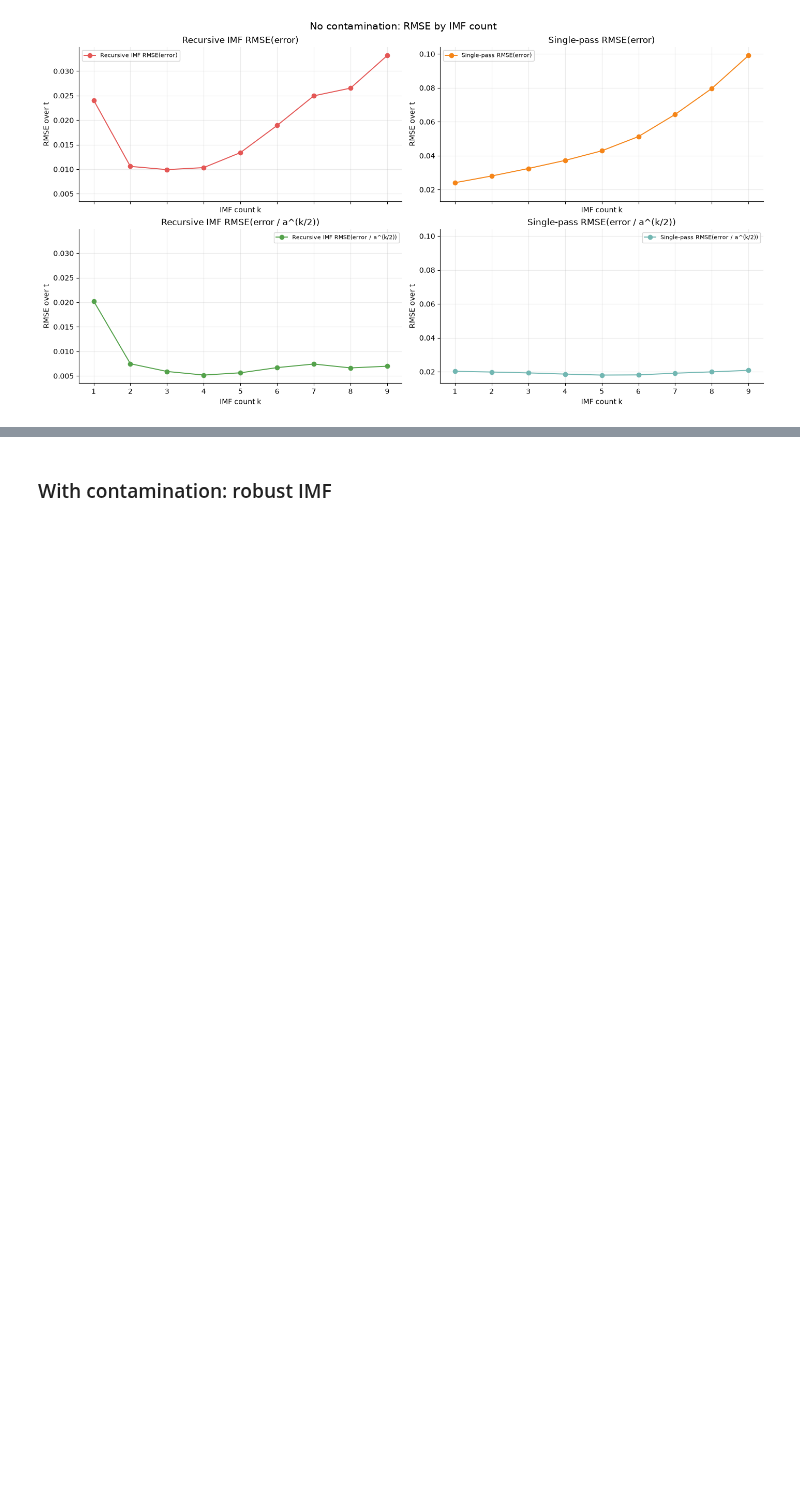
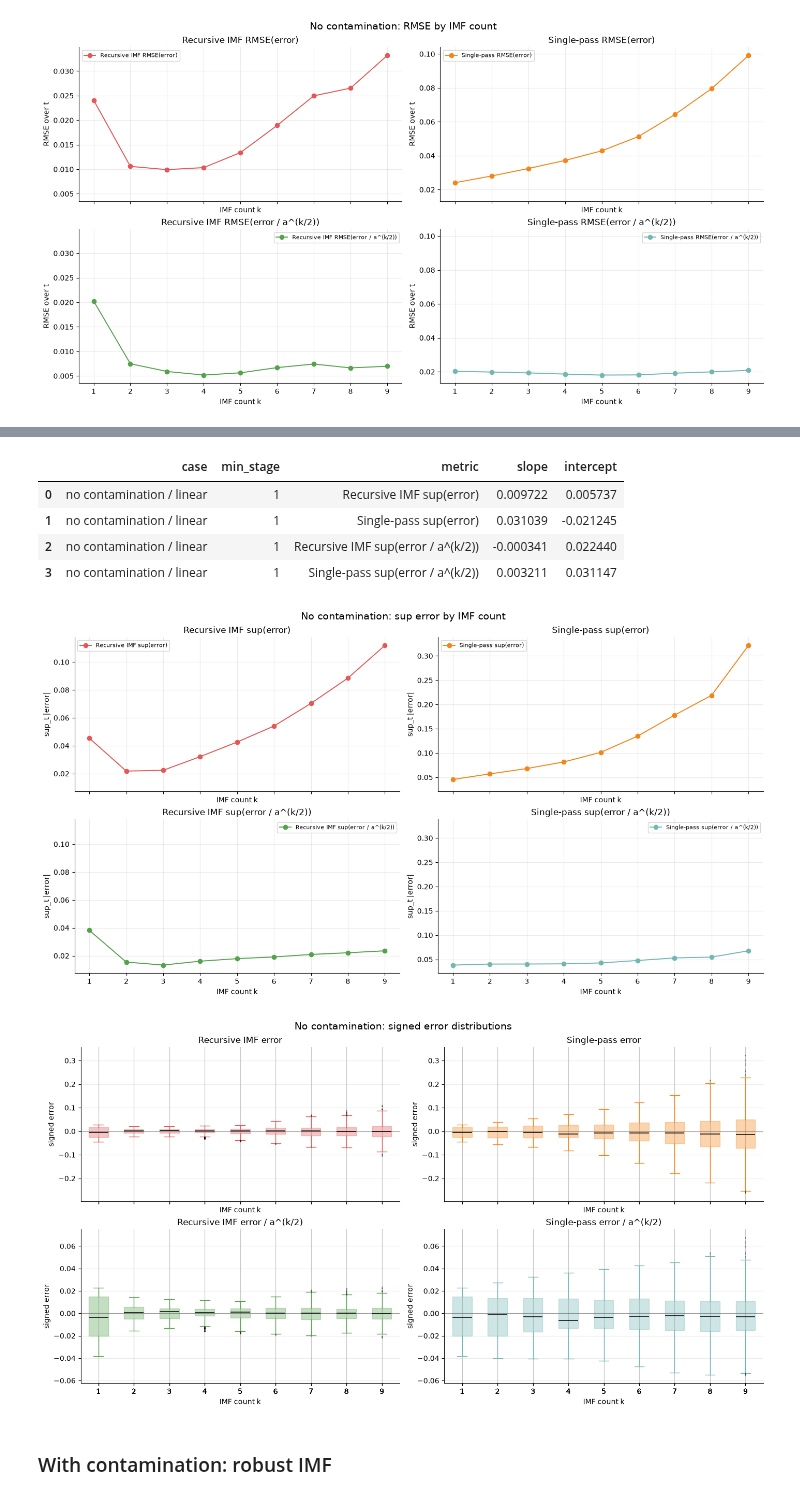
Before and after one commit to mkuziuk/imf, a Jupyter notebook: gd_imf_real_vs_calculated.ipynb, the cells around one changed output, grey strips where cells are left out. Saved outputs shown, nothing was run; the diff lists cells and outputs as text; code cells hidden in the pictures; blank space fills up the shorter version.

```diff
--- a/gd_imf_real_vs_calculated.ipynb
+++ b/gd_imf_real_vs_calculated.ipynb
@@ -1084,3 +1265,23 @@ plt.show()
+# %%
+plot_sup_error_trend(
+    case_name="no contamination / linear",
+    title="No contamination: sup error by IMF count",
+)
+plt.show()
+
+plot_error_boxplots(
+    case_name="no contamination / linear",
+    title="No contamination: signed error distributions",
+)
+plt.show()
+# %% [output]
+|  | case | min_stage | metric | slope | intercept |
+| 0 | no contamination / linear | 1 | Recursive IMF sup(error) | 0.009722 | 0.005737 |
+| 1 | no contamination / linear | 1 | Single-pass sup(error) | 0.031039 | -0.021245 |
+| 2 | no contamination / linear | 1 | Recursive IMF sup(error / a^(k/2)) | -0.000341 | 0.022440 |
+| 3 | no contamination / linear | 1 | Single-pass sup(error / a^(k/2)) | 0.003211 | 0.031147 |
+[figure, added]
+[figure, added]
 # %% [markdown]
 ### With contamination: robust IMF
 # %%
```
Also changed, not shown: parts of 12 cells of this notebook, 21 other files.
